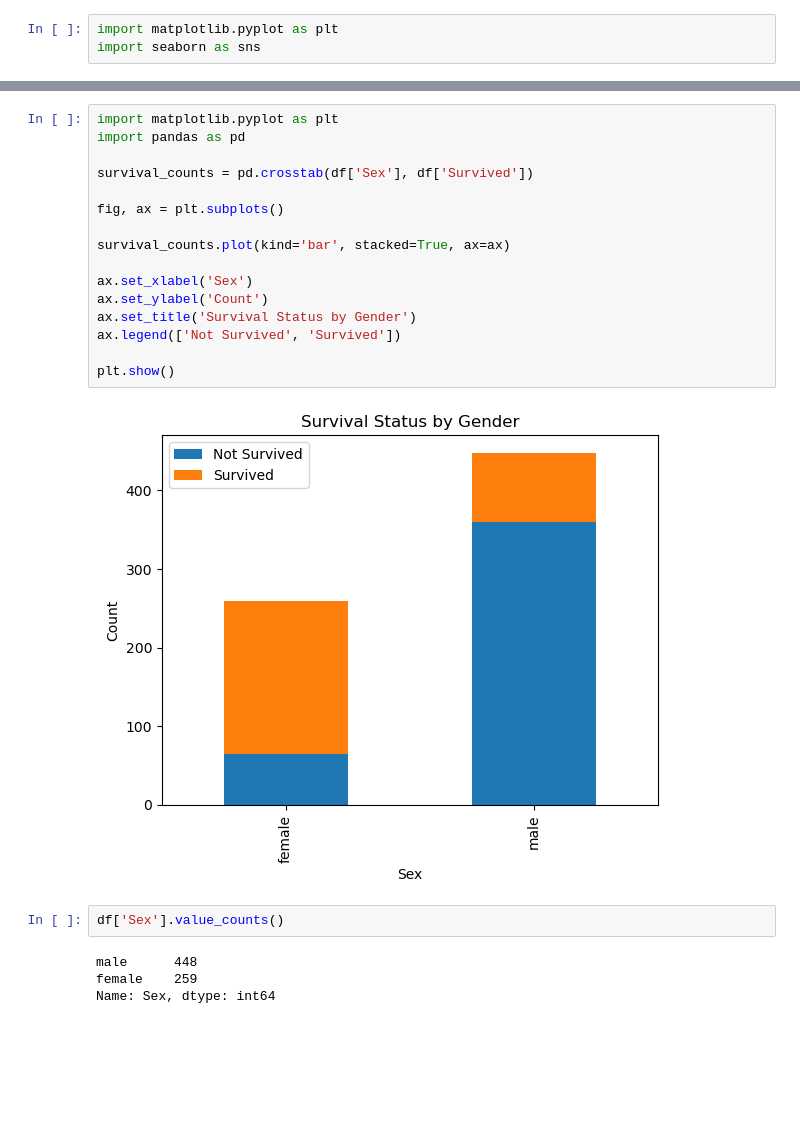
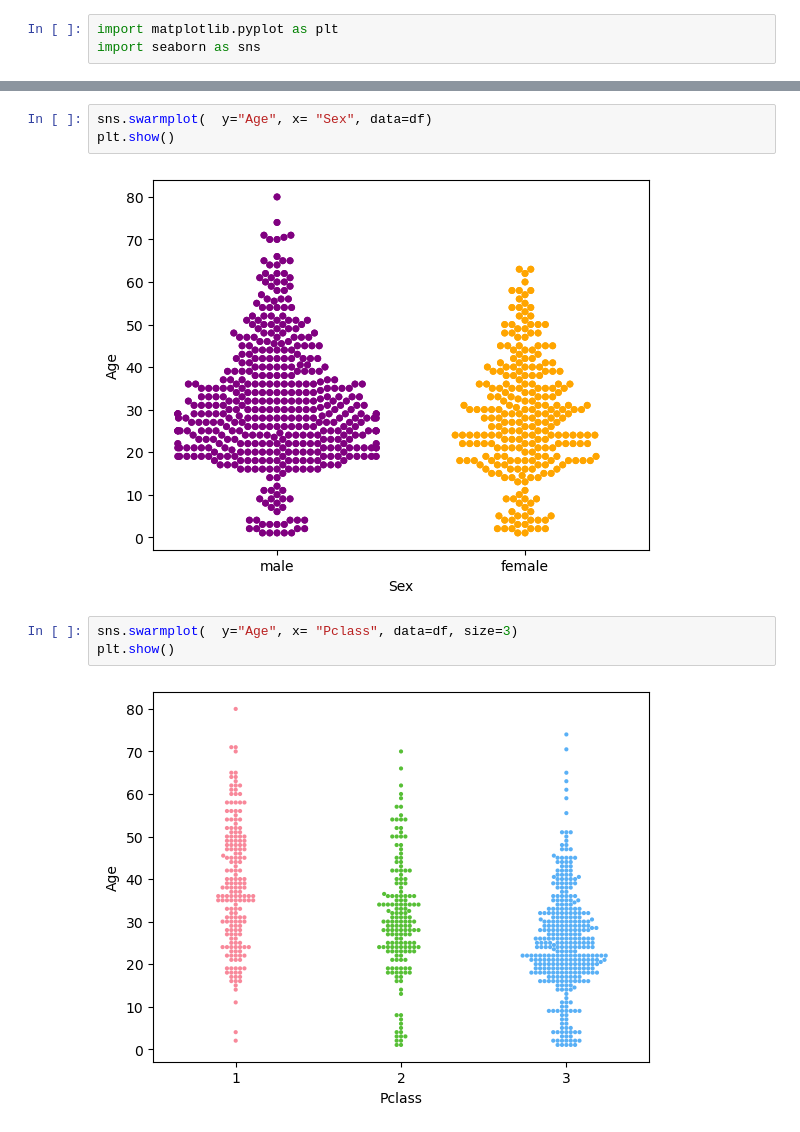
Before and after one commit to DepressoLofi/beginner-MachineLearning, a Jupyter notebook: homework/homework_eda.ipynb, the cells around one changed output, grey strips where cells are left out. Drawn from its saved outputs; the diff is of its cells as text; blank space fills up the shorter version.

```diff
--- a/homework/homework_eda.ipynb
+++ b/homework/homework_eda.ipynb
@@ -121,25 +147,11 @@ plt.show()
 # %%
-import matplotlib.pyplot as plt
-import pandas as pd
-
-survival_counts = pd.crosstab(df['Sex'], df['Survived'])
-
-fig, ax = plt.subplots()
-
-survival_counts.plot(kind='bar', stacked=True, ax=ax)
-
-ax.set_xlabel('Sex')
-ax.set_ylabel('Count')
-ax.set_title('Survival Status by Gender')
-ax.legend(['Not Survived', 'Survived'])
-
+sns.swarmplot(  y="Age", x= "Sex", data=df)
 plt.show()
 # %% [output]
-[figure, old version]
+[figure, new version]
 # %%
-df['Sex'].value_counts()
+sns.swarmplot(  y="Age", x= "Pclass", data=df, size=3)
+plt.show()
 # %% [output]
-male      448
-female    259
-Name: Sex, dtype: int64
+[figure, added]
 # %%
```
Also changed, not shown: parts of 14 cells of this notebook, 1 other file.
